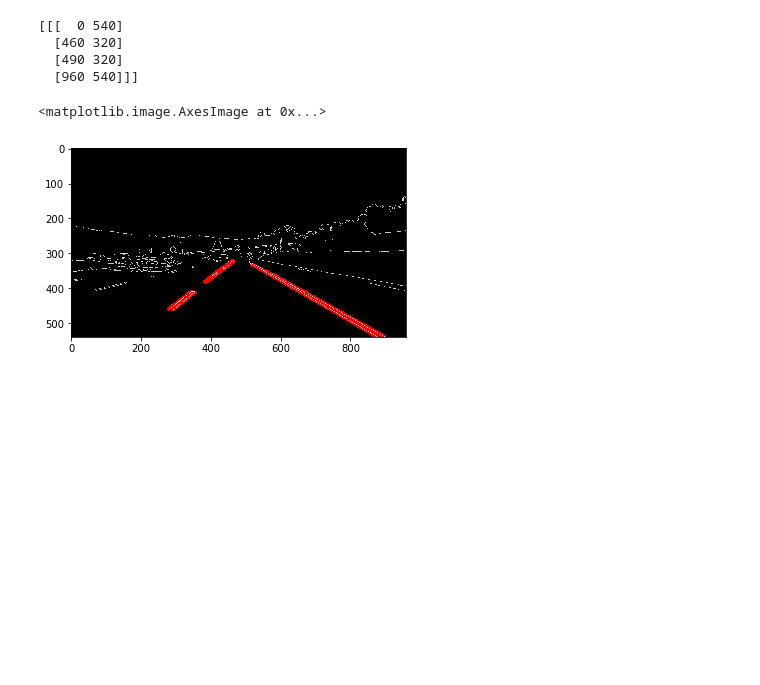
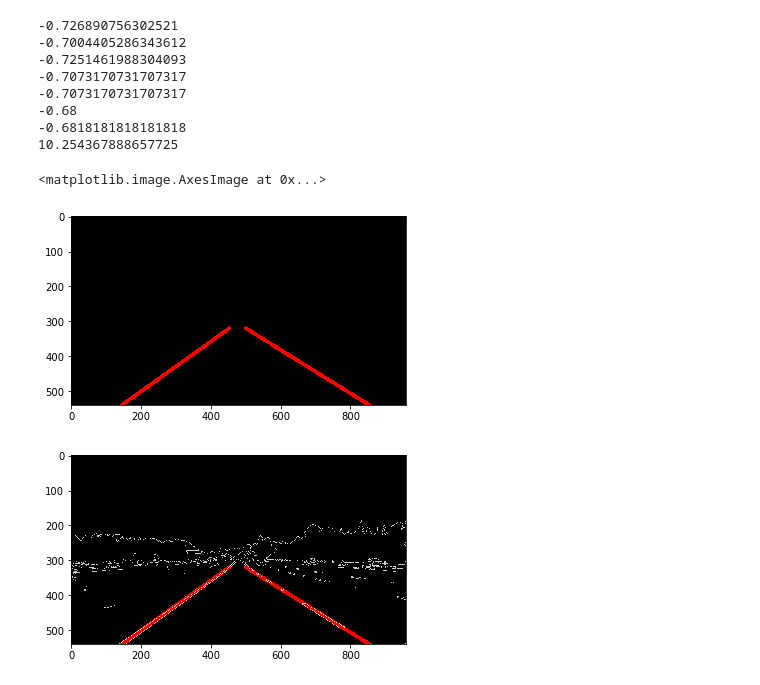
Before and after one commit to faabdal1/Udacity_nanodegree, a Jupyter notebook: Project_1_Finding_lanes/Test.ipynb, the cells around one changed output. Drawn from its saved outputs; the diff is of its cells as text; code cells hidden in the pictures; blank space fills up the shorter version.

```diff
--- a/Project_1_Finding_lanes/Test.ipynb
+++ b/Project_1_Finding_lanes/Test.ipynb
@@ -3,10 +3,11 @@ import matplotlib.pyplot as plt
 import matplotlib.image as mpimg
 import numpy as np
 import cv2
-
+import time
+%matplotlib inline
 
 # Read in and grayscale the image
-image = mpimg.imread('test_images/solidWhiteCurve.jpg')
+image = mpimg.imread('test_images/solidYellowLeft.jpg')
 gray = cv2.cvtColor(image,cv2.COLOR_RGB2GRAY)
 
 # Define a kernel size and apply Gaussian smoothing
@@ -25,42 +26,90 @@ ignore_mask_color = 255
 # This time we are defining a four sided polygon to mask
 imshape = image.shape
 vertices = np.array([[(0,imshape[0]),(460, 320), (490, 320), (imshape[1],imshape[0])]], dtype=np.int32)
-print(vertices)
+#print(vertices)
 cv2.fillPoly(mask, vertices, ignore_mask_color)
 
 masked_edges = cv2.bitwise_and(edges, mask)
 plt.imshow(masked_edges)
 
 # Define the Hough transform parameters
 # Make a blank the same size as our image to draw on
 rho = 2 # distance resolution in pixels of the Hough grid
 theta = np.pi/180 # angular resolution in radians of the Hough grid
 threshold = 20   # minimum number of votes (intersections in Hough grid cell)
 min_line_length = 40 #minimum number of pixels making up a line
 max_line_gap = 20 # maximum gap in pixels between connectable line segments
 line_image = np.copy(image)*0 # creating a blank to draw lines on
 
 # Run Hough on edge detected image
 # Output "lines" is an array containing endpoints of detected line segments
 lines = cv2.HoughLinesP(masked_edges, rho, theta, threshold, np.array([]),
                             min_line_length, max_line_gap)
 
 # Iterate over the output "lines" and draw lines on a blank image
+
+left_lines = []
+right_lines = []
+b_l = []
+b_r = []
+
 for line in lines:
     for x1,y1,x2,y2 in line:
-        cv2.line(line_image,(x1,y1),(x2,y2),(255,0,0),10)
+        slope = (y2-y1)/(x2-x1)
+        if (slope > 0):
+            left_lines.append([x1,y1,x2,y2])
+            b_l.append([y1 - slope*x1])
+        else:
+            right_lines.append([x1,y1,x2,y2])
+            print(slope)
+
+
+
+b_l = np.mean(b_l)
+print(b_l)
+
+#Right side
+x1,y1,x2,y2 = np.mean(right_lines, axis=0)
+slope = (y2-y1)/(x2-x1)
+b = y1 - slope*x1
+
+y1_n = 550
+x1_n = (y1_n - b)/slope
+y2_n = 320
+x2_n = (y2_n - b)/slope
+cv2.line(line_image,(int(x1_n),y1_n),(int(x2_n),y2_n),(255,0,0),10)
+
+#Left side
+x1,y1,x2,y2 = np.mean(left_lines, axis=0)
+slope = (y2-y1)/(x2-x1)
+b = y1 - slope*x1
+
+y1_n = 550
+x1_n = (y1_n - b_l)/slope
+y2_n = 320
+x2_n = (y2_n - b_l)/slope
+cv2.line(line_image,(int(x1_n),y1_n),(int(x2_n),y2_n),(255,0,0),10)
+
+plt.imshow(line_image)
 
 # Create a "color" binary image to combine with line image
 color_edges = np.dstack((edges, edges, edges))
 
 # Draw the lines on the edge image
 lines_edges = cv2.addWeighted(color_edges, 0.8, line_image, 1, 0)
+plt.figure()
 plt.imshow(lines_edges)
+
 #plt.imshow(image)
 # %% [output]
-[[[  0 540]
-  [460 320]
-  [490 320]
-  [960 540]]]
+-0.726890756302521
+-0.7004405286343612
+-0.7251461988304093
+-0.7073170731707317
+-0.7073170731707317
+-0.68
+-0.6818181818181818
+10.254367888657725
 <matplotlib.image.AxesImage at 0x...>
-[figure, old version]
+[figure, new version]
+[figure, added]
```
Also changed, not shown: parts of 2 cells of this notebook, 13 other files.
